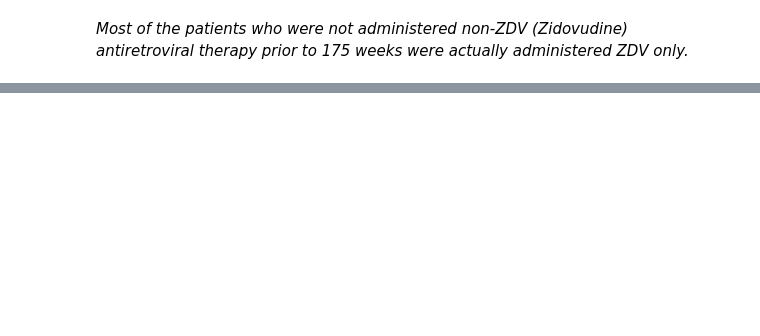
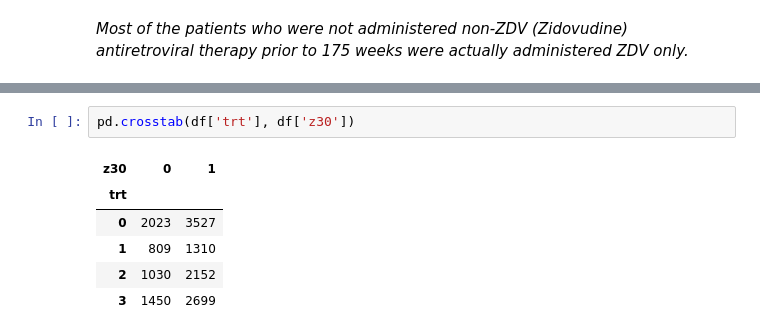
Before and after one commit to NityaVerma19/EDA-AIDS-virus-infection, a Jupyter notebook: eda-insights-on-aids-infection.ipynb, the cells around one changed output, grey strips where cells are left out. Drawn from its saved outputs; the diff is of its cells as text; blank space fills up the shorter version.

```diff
--- a/eda-insights-on-aids-infection.ipynb
+++ b/eda-insights-on-aids-infection.ipynb
@@ -2462,0 +2469,9 @@ fig.show()
+# %%
+pd.crosstab(df['trt'], df['z30'])
+# %% [output]
+| z30 | 0 | 1 |
+| trt |  |  |
+| 0 | 2023 | 3527 |
+| 1 | 809 | 1310 |
+| 2 | 1030 | 2152 |
+| 3 | 1450 | 2699 |
```
Also changed, not shown: parts of 5 cells of this notebook.
